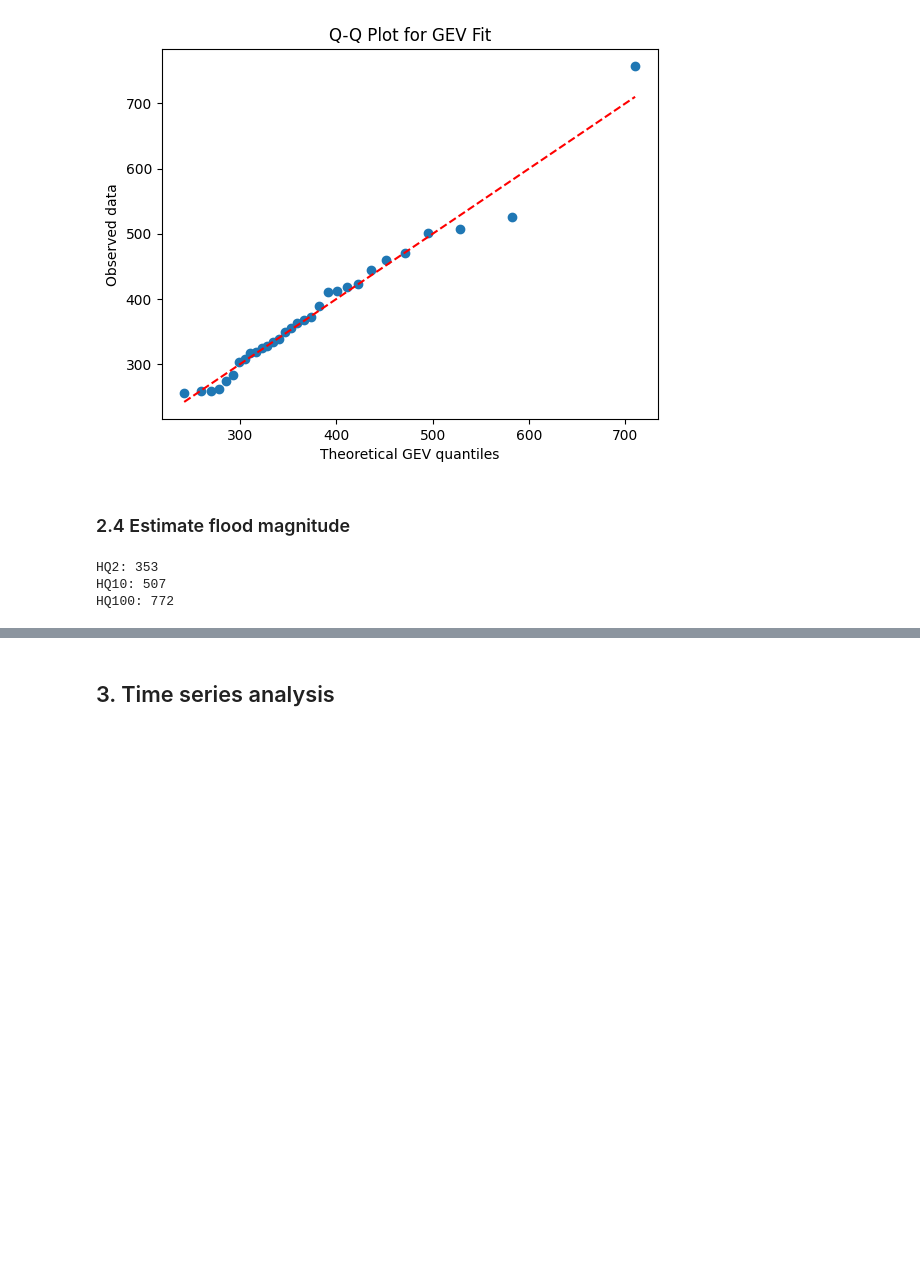
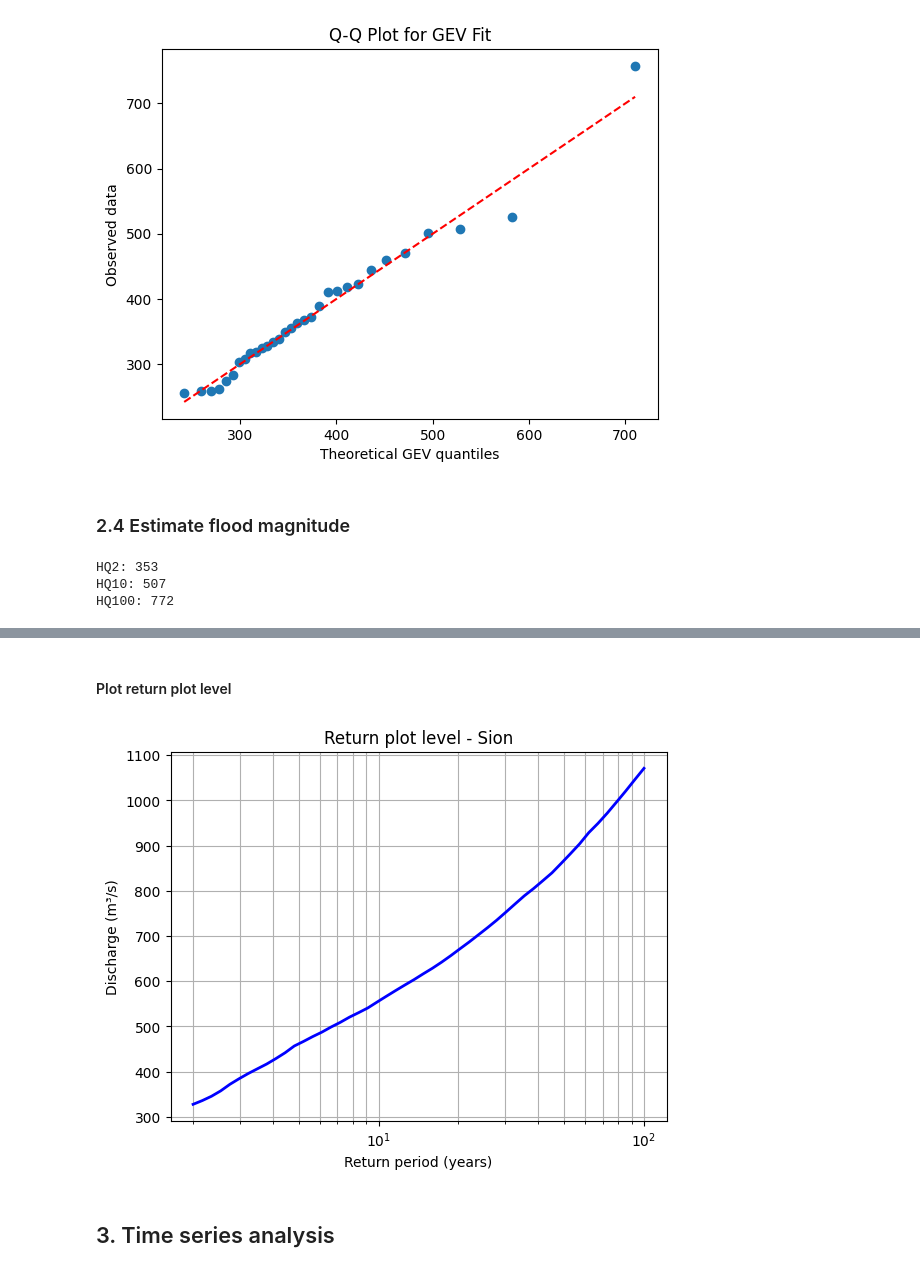
Before and after one commit to javierfeller/stochastic_hydrology, a Jupyter notebook: notebooks/script.ipynb, the cells around one changed output, grey strips where cells are left out. Cells and saved outputs as stored; diff of their text form; code cells hidden in the pictures; blank space fills up the shorter version.

```diff
--- a/notebooks/script.ipynb
+++ b/notebooks/script.ipynb
@@ -254,2 +310,13 @@ HQ100 CI: [5.16968805e+02 1.23420505e+03 9.11695707e+14]
+# %% [markdown]
+#### Plot return plot level
+# %%
+plt.plot(Ts, median, lw=2, color="blue")
+plt.title("Return plot level - Sion")
+plt.xscale("log")
+plt.xlabel("Return period (years)")
+plt.ylabel("Discharge (m³/s)")
+plt.grid(True, which="both")
+# %% [output]
+[figure, added]
 # %% [markdown]
 ## 3. Time series analysis
```
Also changed, not shown: parts of 58 cells of this notebook.
